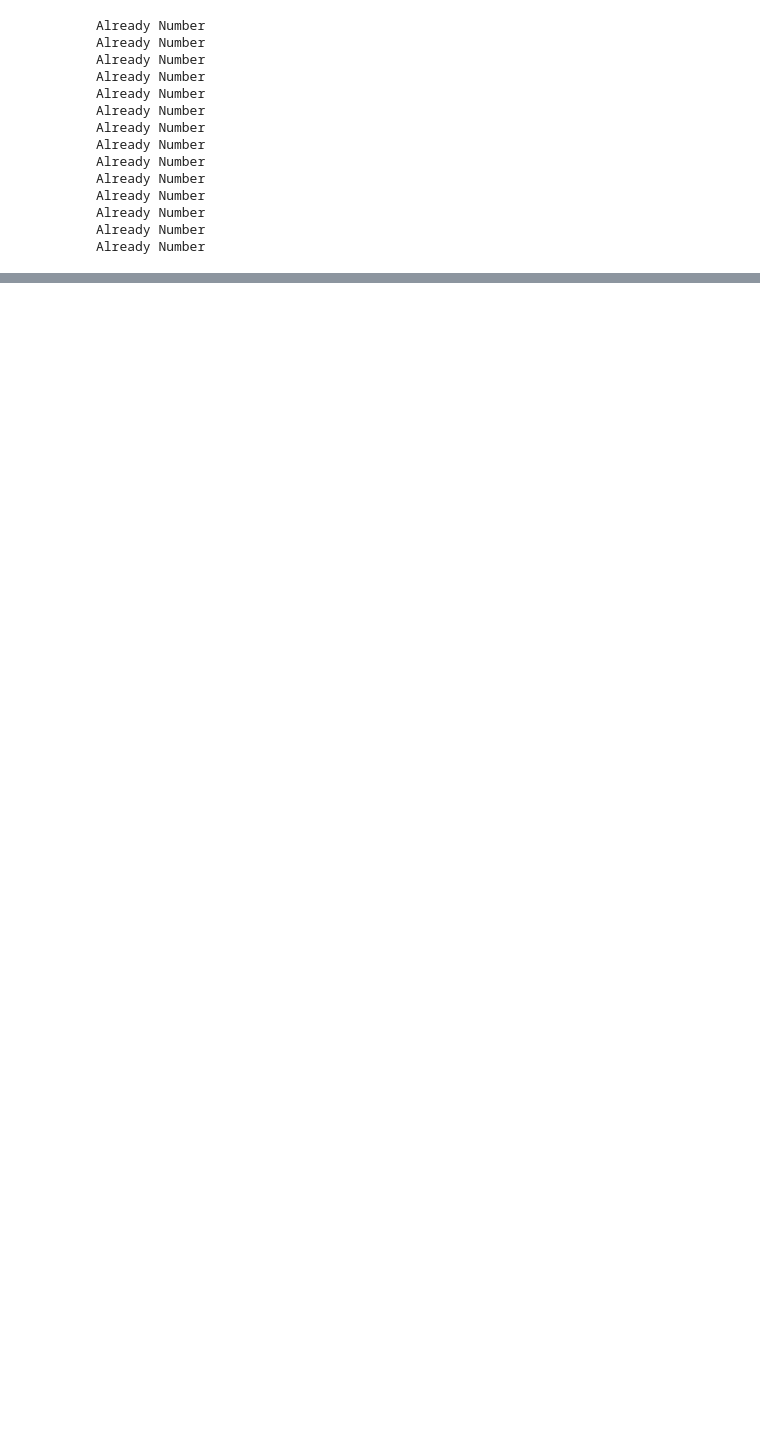
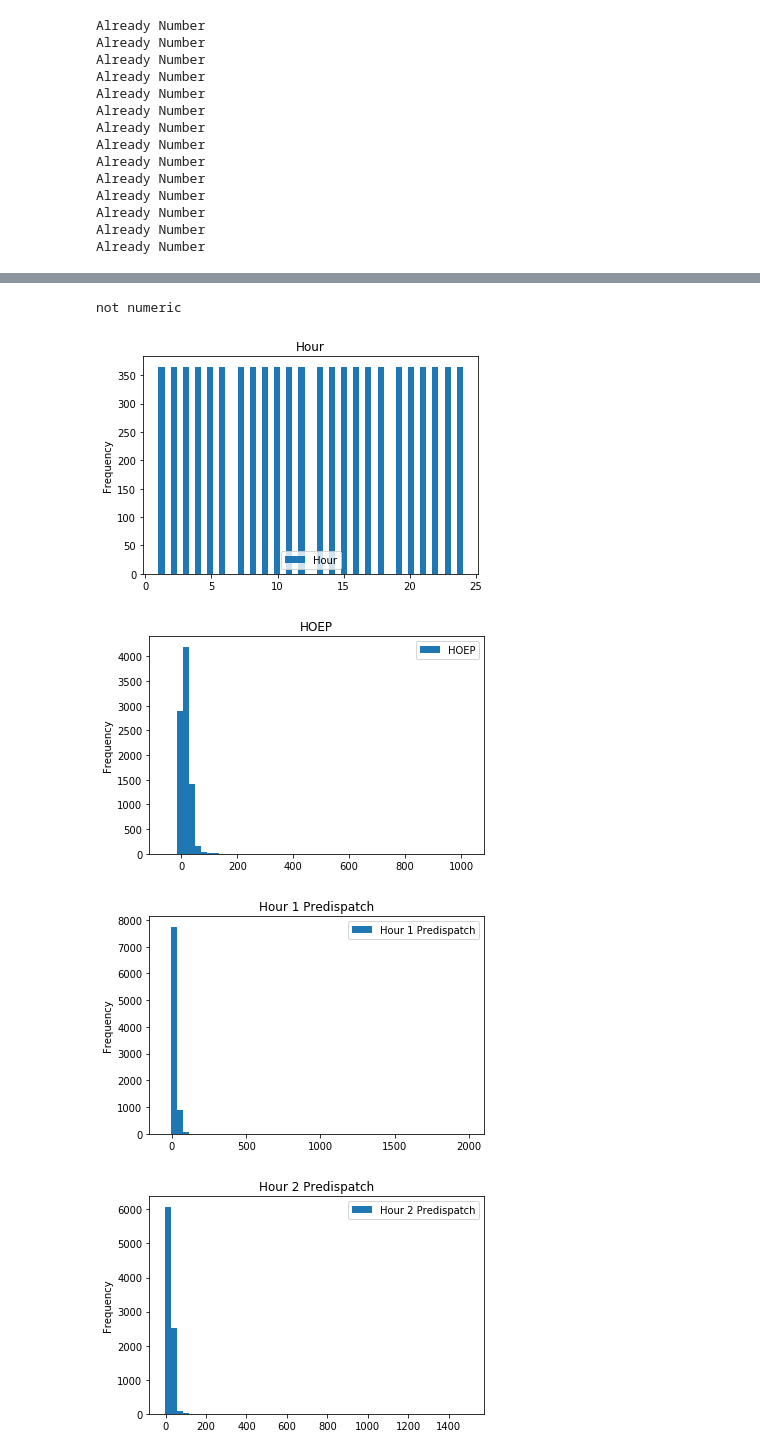
Before and after one commit to PrasannS/MicrogridSim, a Jupyter notebook: data_loading/energy_price.ipynb, the cells around one changed output, grey strips where cells are left out. Saved outputs shown, nothing was run; the diff lists cells and outputs as text; code cells hidden in the pictures; blank space fills up the shorter version.

```diff
--- a/data_loading/energy_price.ipynb
+++ b/data_loading/energy_price.ipynb
@@ -100,0 +90,12 @@ first
+# %%
+for c in first.columns:
+    try:
+        first[[c]].plot.hist(bins = 50, title = c)
+    except:
+        print("not numeric")
+# %% [output]
+not numeric
+[figure, added]
+[figure, added]
+[figure, added]
+[figure, added]
```
Also changed, not shown: parts of 10 cells of this notebook, 2 other files.
